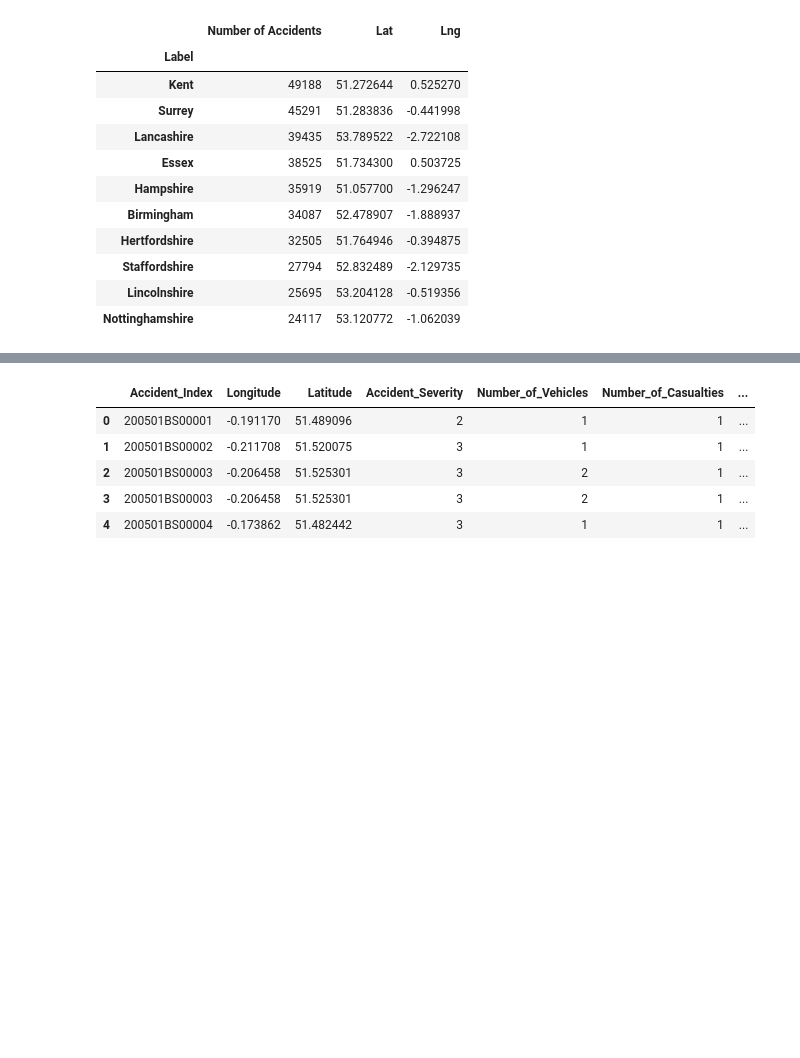
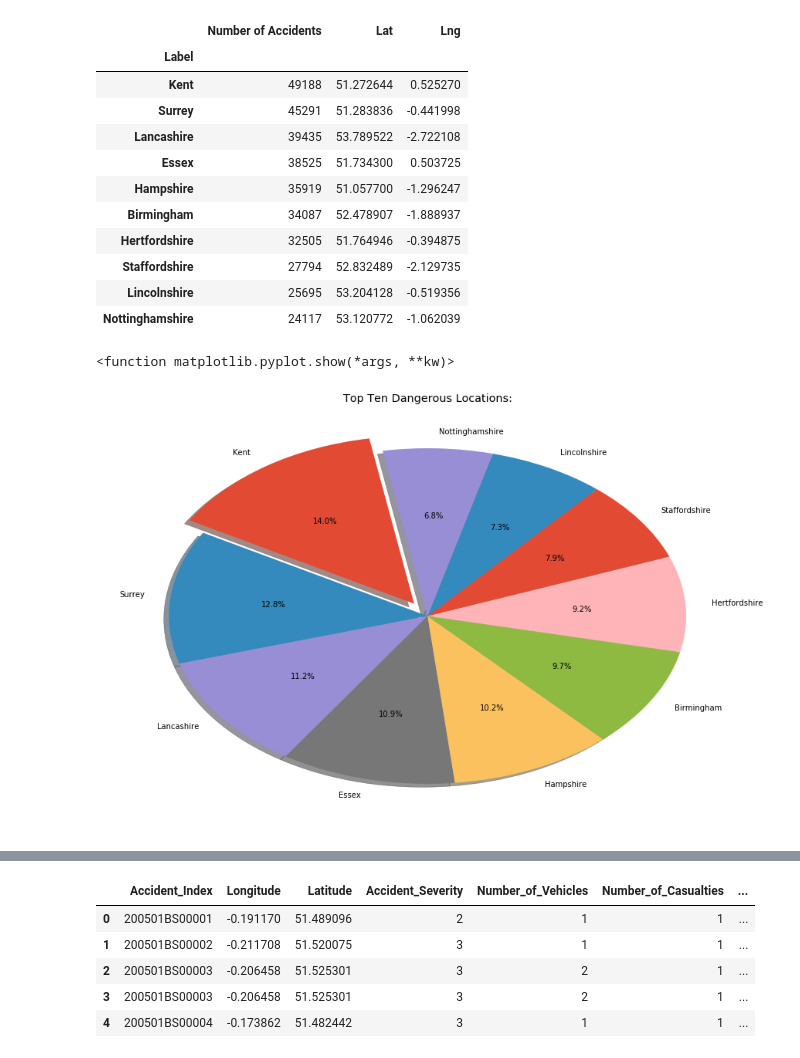
Before and after one commit to baybailz/Project-One-UNCC-Bootcamp, a Jupyter notebook: bailey_cleaning.ipynb, the cells around one changed output, grey strips where cells are left out. Cells and saved outputs as stored; diff of their text form; code cells hidden in the pictures; blank space fills up the shorter version.

Commit message:
Figures
pushing figures to repo

```diff
--- a/bailey_cleaning.ipynb
+++ b/bailey_cleaning.ipynb
@@ -511,3 +564,16 @@ top_ten_locations.head(10)
 | Staffordshire | 27794 | 52.832489 | -2.129735 |
 | Lincolnshire | 25695 | 53.204128 | -0.519356 |
 | Nottinghamshire | 24117 | 53.120772 | -1.062039 |
+# %%
+group_labels_city = top_ten_locations.index
+# %%
+plt.figure(figsize=(15,10))
+explode = (.09,0,0,0,0,0,0,0,0,0)
+plt.pie(top_ten_locations["Number of Accidents"], labels = group_labels_city, explode=explode, autopct="%1.1f%%", startangle=100, shadow = True)
+plt.title("Top Ten Dangerous Locations:")
+plt.style.use("ggplot")
+
+plt.show
+# %% [output]
+<function matplotlib.pyplot.show(*args, **kw)>
+[figure, added]
```
Also changed, not shown: parts of 12 cells of this notebook, 8 other files.
